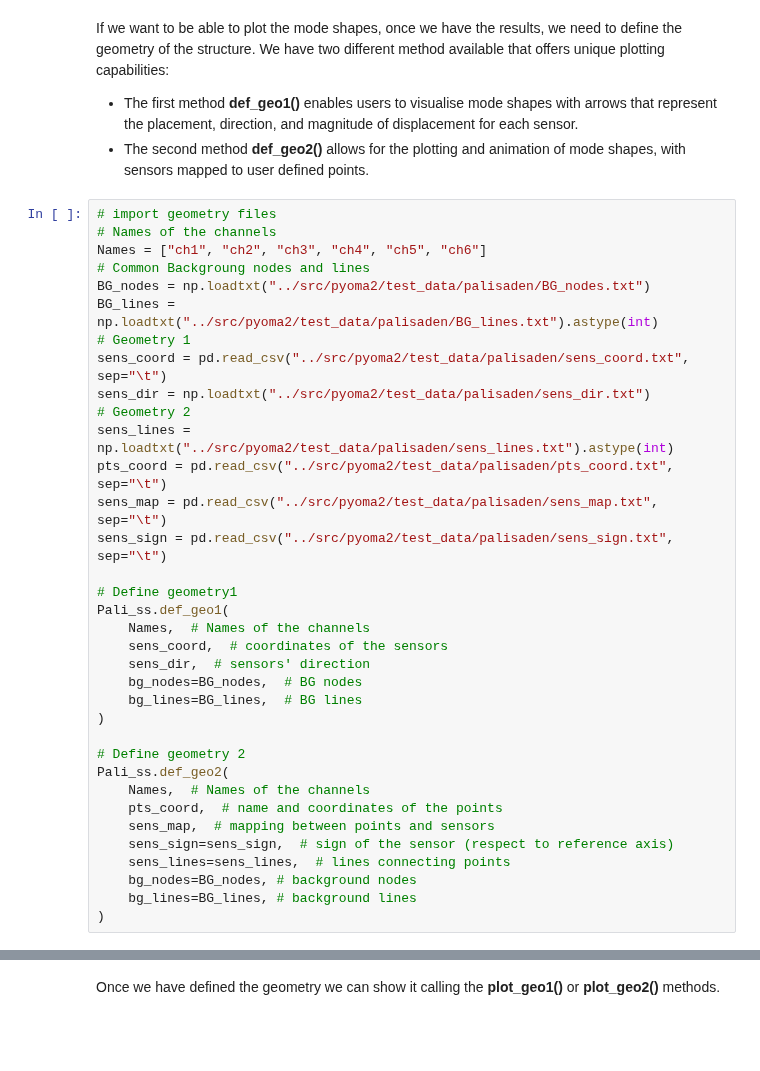
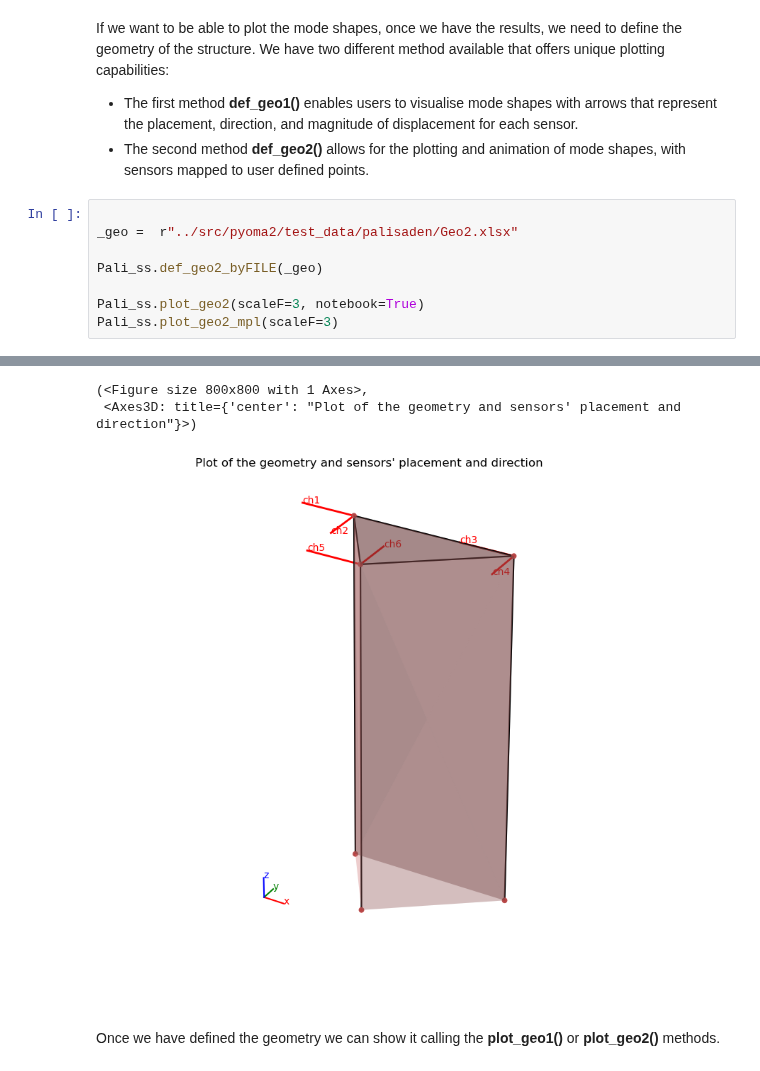
Before and after one commit to dagghe/pyOMA2, a Jupyter notebook: Examples/Example1_SingleSetup.ipynb, the cells around one changed output, grey strips where cells are left out. Saved outputs shown, nothing was run; the diff lists cells and outputs as text; blank space fills up the shorter version.

```diff
--- a/Examples/Example1_SingleSetup.ipynb
+++ b/Examples/Example1_SingleSetup.ipynb
@@ -30,38 +31,11 @@ We have two different method available that offers unique plotting capabilities:
 * The first method **def_geo1()** enables users to visualise mode shapes with arrows that represent the placement, direction, and magnitude of displacement for each sensor.
 * The second method **def_geo2()** allows for the plotting and animation of mode shapes, with sensors mapped to user defined points.
 # %%
-# import geometry files
-# Names of the channels
-Names = ["ch1", "ch2", "ch3", "ch4", "ch5", "ch6"]
-# Common Backgroung nodes and lines
-BG_nodes = np.loadtxt("../src/pyoma2/test_data/palisaden/BG_nodes.txt")
-BG_lines = np.loadtxt("../src/pyoma2/test_data/palisaden/BG_lines.txt").astype(int)
-# Geometry 1
-sens_coord = pd.read_csv("../src/pyoma2/test_data/palisaden/sens_coord.txt", sep="\t")
-sens_dir = np.loadtxt("../src/pyoma2/test_data/palisaden/sens_dir.txt")
-# Geometry 2
-sens_lines = np.loadtxt("../src/pyoma2/test_data/palisaden/sens_lines.txt").astype(int)
-pts_coord = pd.read_csv("../src/pyoma2/test_data/palisaden/pts_coord.txt", sep="\t")
-sens_map = pd.read_csv("../src/pyoma2/test_data/palisaden/sens_map.txt", sep="\t")
-sens_sign = pd.read_csv("../src/pyoma2/test_data/palisaden/sens_sign.txt", sep="\t")
 
-# Define geometry1
-Pali_ss.def_geo1(
-    Names,  # Names of the channels
-    sens_coord,  # coordinates of the sensors
-    sens_dir,  # sensors' direction
-    bg_nodes=BG_nodes,  # BG nodes
-    bg_lines=BG_lines,  # BG lines
-)
+_geo =  r"../src/pyoma2/test_data/palisaden/Geo2.xlsx"
 
-# Define geometry 2
-Pali_ss.def_geo2(
-    Names,  # Names of the channels
-    pts_coord,  # name and coordinates of the points
-    sens_map,  # mapping between points and sensors
-    sens_sign=sens_sign,  # sign of the sensor (respect to reference axis)
-    sens_lines=sens_lines,  # lines connecting points
-    bg_nodes=BG_nodes, # background nodes
-    bg_lines=BG_lines, # background lines
-)
+Pali_ss.def_geo2_byFILE(_geo)
+
+Pali_ss.plot_geo2(scaleF=3, notebook=True)
+Pali_ss.plot_geo2_mpl(scaleF=3)
 # %% [output]
@@ -69,3 +43,6 @@ TypeError: def_geo2() got an unexpected keyword argument 'order_red'
+(<Figure size 800x800 with 1 Axes>,
+ <Axes3D: title={'center': "Plot of the geometry and sensors' placement and direction"}>)
+[figure, added]
 # %% [markdown]
 Once we have defined the geometry we can show it calling the **plot_geo1()** or **plot_geo2()** methods.
 # %%
```
Also changed, not shown: parts of 19 cells of this notebook, 14 other files.
